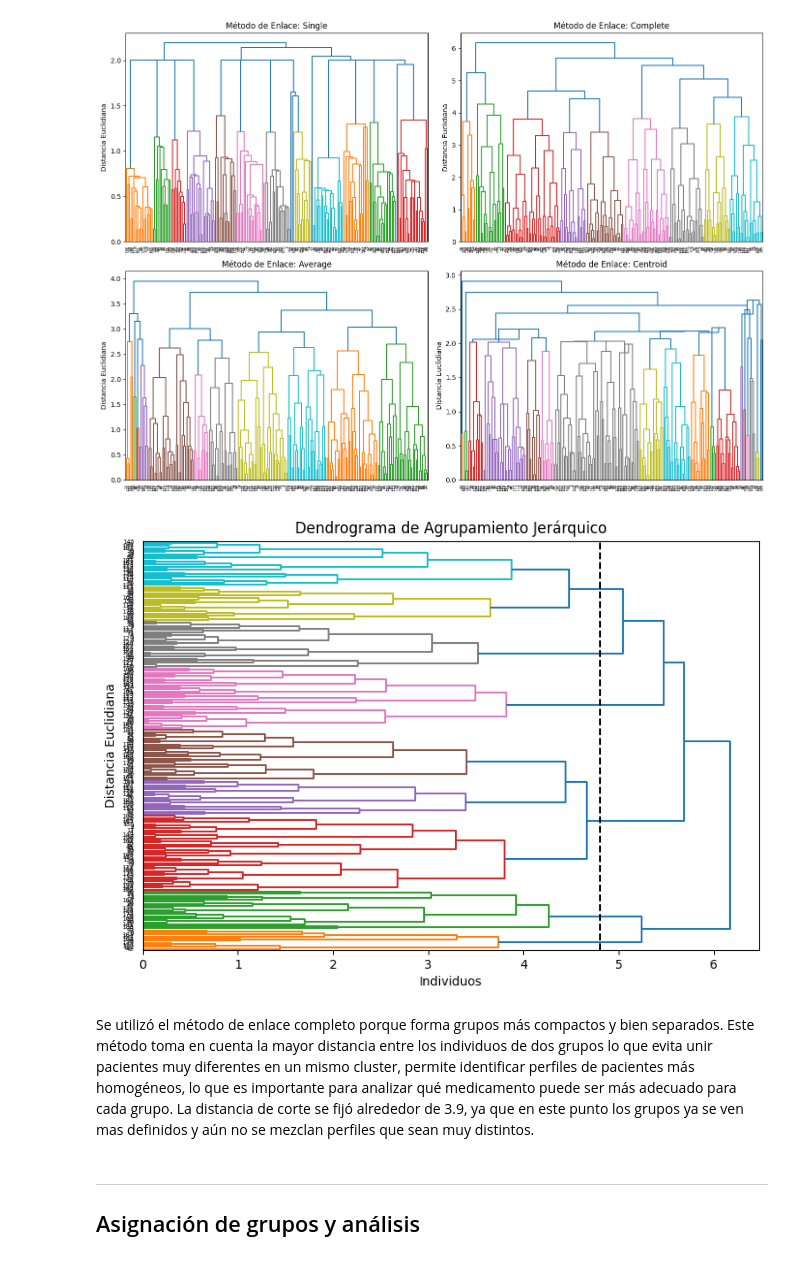
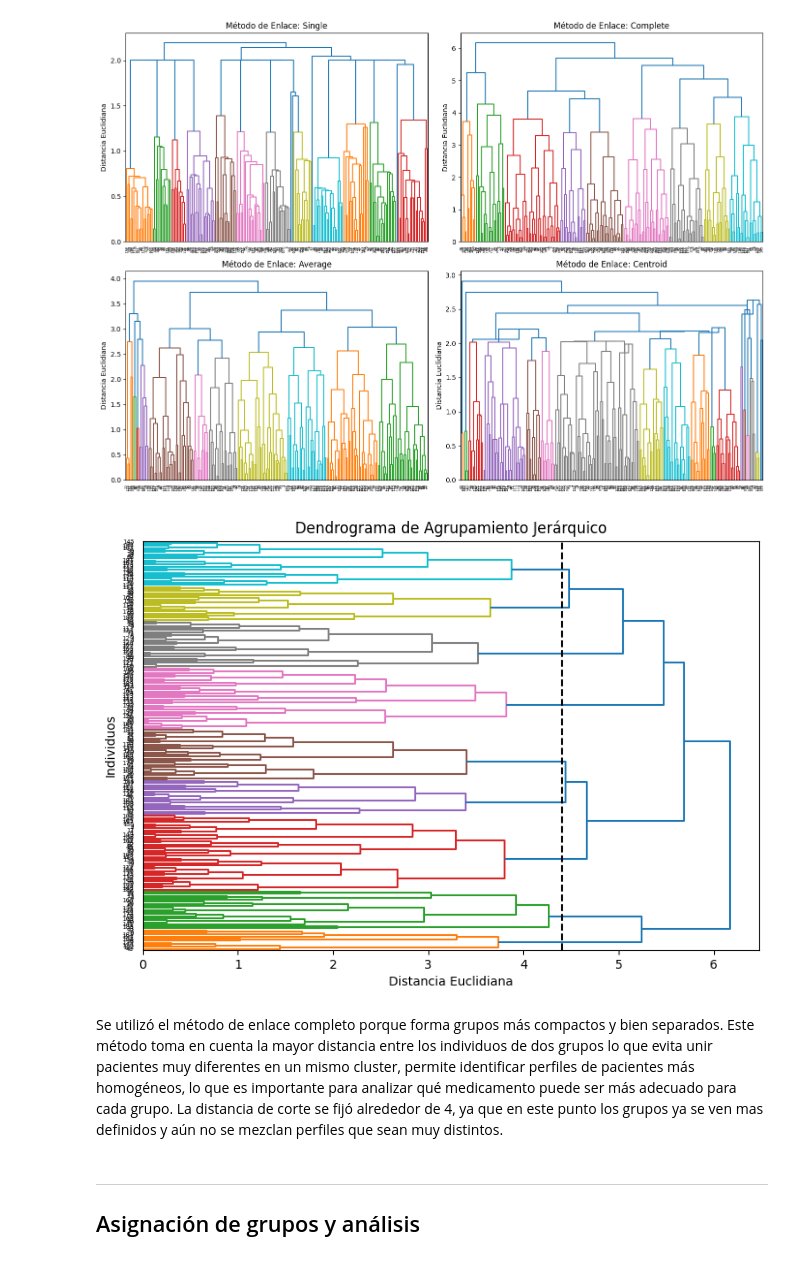
Before and after one commit to JustmeLu/Tareas-automatizacionInicial, a Jupyter notebook: 2-Ejercicios/03-Agrupamiento-Jerarquico.ipynb, the cells around one changed output. Cells and saved outputs as stored; diff of their text form; code cells hidden in the pictures.

```diff
--- a/2-Ejercicios/03-Agrupamiento-Jerarquico.ipynb
+++ b/2-Ejercicios/03-Agrupamiento-Jerarquico.ipynb
@@ -144,25 +144,25 @@ plt.show()
 [figure]
 # %%
 # Realizamos el clustering jerárquico
-Z = linkage(data, method='complete')
+Z = linkage(X_scaled, method='complete')
 
 # Definir la distancia de corte
-distancia_corte = 4.8
+distancia_corte = 4.4
 
 # Calcular el dendrograma
 plt.figure(figsize=(9, 6))
 dendrogram(Z,
     orientation='right', )
 plt.axvline(x=distancia_corte, c='k', ls='--')
 plt.title("Dendrograma de Agrupamiento Jerárquico")
-plt.xlabel("Individuos")
-plt.ylabel("Distancia Euclidiana")
+plt.xlabel("Distancia Euclidiana")
+plt.ylabel("Individuos")
 plt.show()
 # %% [output]
-[figure, old version]
+[figure, new version]
 # %% [markdown]
 Se utilizó el método de enlace completo porque forma grupos más compactos y bien separados. Este método toma en cuenta la mayor distancia entre los individuos de dos grupos lo que evita unir pacientes muy diferentes en un mismo cluster, permite identificar perfiles de pacientes más homogéneos, lo que es importante para analizar qué medicamento puede ser más adecuado para cada grupo.
-La distancia de corte se fijó alrededor de 3.9, ya que en este punto los grupos ya se ven mas definidos y aún no se mezclan perfiles que sean muy distintos.
+La distancia de corte se fijó alrededor de 4, ya que en este punto los grupos ya se ven mas definidos y aún no se mezclan perfiles que sean muy distintos.
 # %% [markdown]
 ---
 ## <font color='264CC7'> Asignación de grupos y análisis </font>
```
Also changed, not shown: parts of 10 cells of this notebook.
